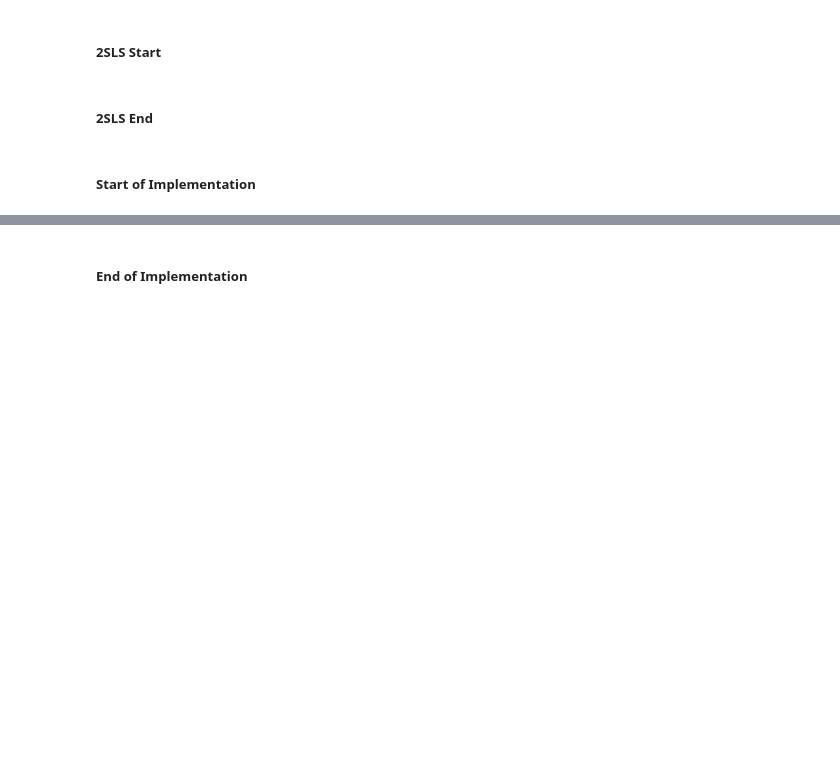
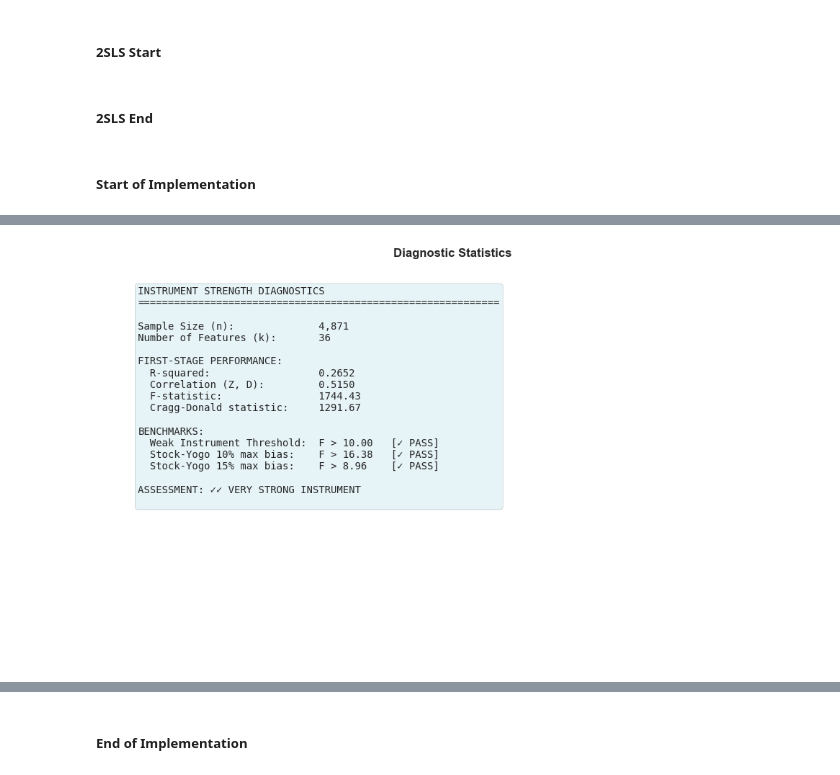
Before and after one commit to IanTaiAhn/econ6550, a Jupyter notebook: project/project_v3.ipynb, the cells around one changed output, grey strips where cells are left out. Saved outputs shown, nothing was run; the diff lists cells and outputs as text; code cells hidden in the pictures; blank space fills up the shorter version.

```diff
--- a/project/project_v3.ipynb
+++ b/project/project_v3.ipynb
@@ -1279,0 +1590,6 @@ SAMPLE INFORMATION:
+# %%
+# Cell 2:
+plot_instrument_diagnostics(df, X)
+plt.show()
+# %% [output]
+[figure, added]
```
Also changed, not shown: parts of 27 cells of this notebook, 4 other files.
